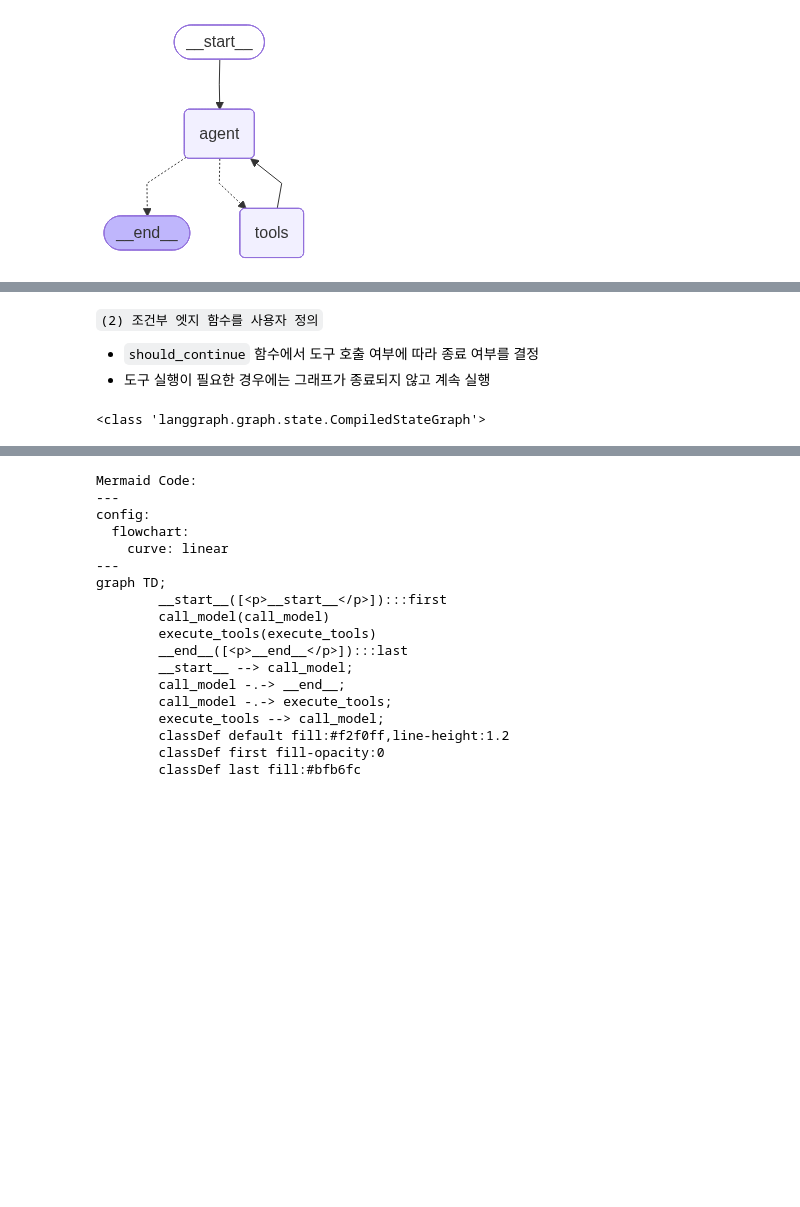
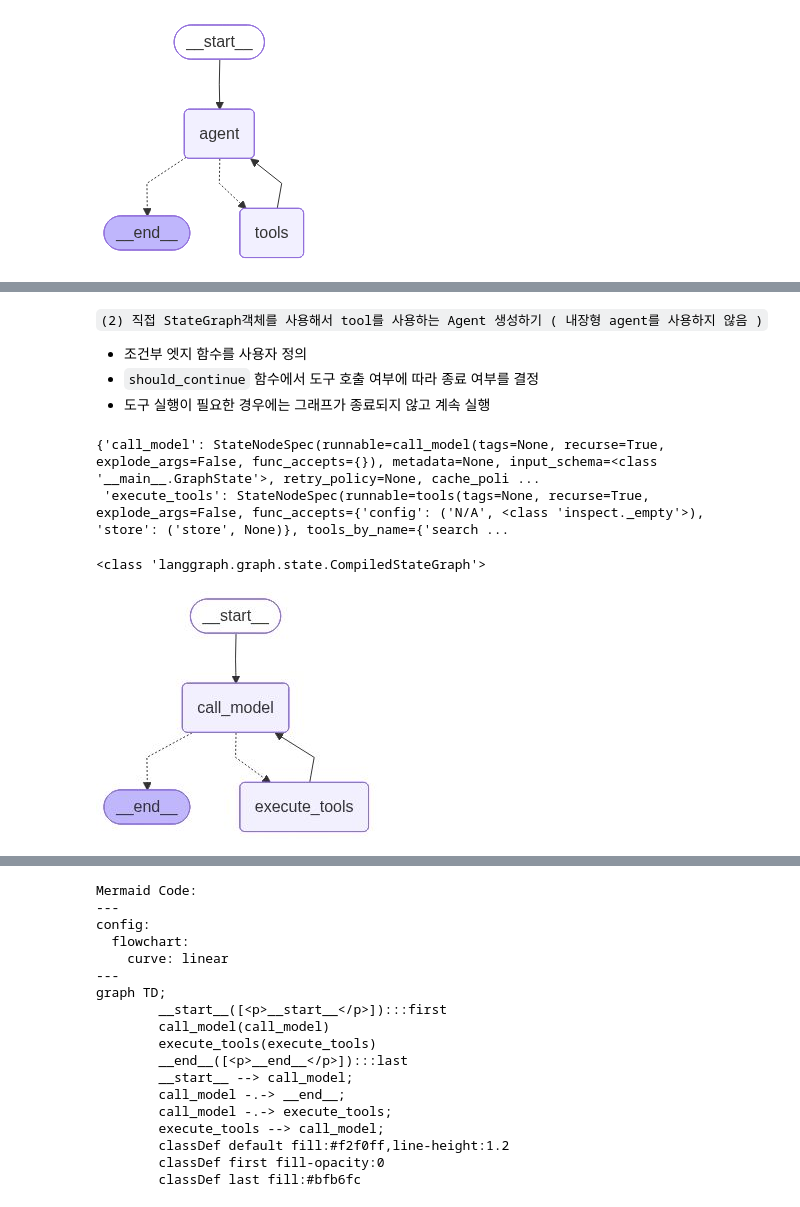
Before and after one commit to qlzmfl0714123/MyLangChainProject, a Jupyter notebook: src/mylangchain_app/05LangGraph/04_LangGraph_ReAct_Memory.ipynb, the cells around one changed output, grey strips where cells are left out. Drawn from its saved outputs; the diff is of its cells as text; code cells hidden in the pictures; blank space fills up the shorter version.

```diff
--- a/src/mylangchain_app/05LangGraph/04_LangGraph_ReAct_Memory.ipynb
+++ b/src/mylangchain_app/05LangGraph/04_LangGraph_ReAct_Memory.ipynb
@@ -362,7 +285,8 @@ solar-pro
 # %%
 from IPython.display import Image, display
-from langgraph.prebuilt import create_react_agent
+#from langgraph.prebuilt import create_react_agent
 
+tools = [search_menu, search_web]
 graph = create_react_agent(
     llm,
     tools=tools,
@@ -486,11 +413,15 @@ graph
 [figure]
 # %%
 # 그래프 실행
+query = "스테이크 메뉴의 가격은 얼마인가요?"
+#query = "최근에 공개된 오픈소스 LLM 모델의 성능을 비교해 주세요?"
+#query = "안녕하세요?"
 messages = [
         SystemMessage(content=system_prompt),
-        HumanMessage(content="스테이크 메뉴의 가격은 얼마인가요?")
-    ]
+        HumanMessage(content=query)
+]
 
+# 현재 graph 변수는 내장형 에이전트를 사용하는 Graph
 messages = graph.invoke({"messages": messages})
 for m in messages['messages']:
     m.pretty_print()
@@ -515,5 +446,6 @@ Follow these steps to answer questions:
 # %% [markdown]
-`(2) 조건부 엣지 함수를 사용자 정의`
+`(2) 직접 StateGraph객체를 사용해서 tool를 사용하는 Agent 생성하기 ( 내장형 agent를 사용하지 않음 )`
+- 조건부 엣지 함수를 사용자 정의
 - `should_continue` 함수에서 도구 호출 여부에 따라 종료 여부를 결정
 - 도구 실행이 필요한 경우에는 그래프가 종료되지 않고 계속 실행
 # %%
@@ -536,6 +468,7 @@ def call_model(state: GraphState):
     return {"messages": [response]}
 
 # should_continue 노드는 LLM 응답을 분석하여 다음 단계를 결정하는 라우터 역할을 합니다.
+# router 노드 역할을 하는 함수
 def should_continue(state: GraphState):
     # 가장 마지막 메시지를 가져옵니다.
     last_message = state["messages"][-1]
@@ -559,34 +492,44 @@ ToolNode는 도구 실행에 필요한 복잡한 로직을 미리 구현해 놓
 개발자는 단순히 사용하려는 도구 목록(tools)만 전달하면 됩니다.
 직접 함수를 정의해야 한다면, 각 도구의 이름과 입력 인자를 파싱하고, 해당하는 도구를 찾아 실행하는 코드를 수동으로 작성해야 합니다.
 ToolNode는 이 과정을 자동화하여 코드의 양을 크게 줄여줍니다.
+Tool을 호출하는 함수를 개발자가 직접 정의하지 않고, Tool을 호출하는 함수를 LangGraph Node로 만들어 주는 역할
 """
+tools = [search_menu, search_web]
 builder.add_node("execute_tools", ToolNode(tools))
 
-# --- 엣지(연결) 추가 ---
-# START에서 "call_model" 노드로 시작합니다.
-builder.add_edge(START, "call_model")
-
-# "call_model" 노드에서 'should_continue' 함수를 사용하여 다음 단계를 결정합니다.
-builder.add_conditional_edges(
-    "call_model",
-    should_continue,
-    {
-        # 'should_continue'가 "execute_tools"를 반환하면, 해당 노드로 이동합니다.
-        "execute_tools": "execute_tools",
-        # 'should_continue'가 END를 반환하면, 그래프를 종료합니다.
-        END: END
-    }
-)
-
-# "execute_tools" 노드에서 도구 실행 후, 결과를 가지고 다시 "call_model" 노드로 돌아갑니다.
-# 이는 LLM이 도구의 결과를 보고 최종 응답을 생성하도록 합니다.
-builder.add_edge("execute_tools", "call_model")
-
-# 그래프를 컴파일하여 실행 가능한 상태로 만듭니다.
-graph = builder.compile()
-print(type(graph))
-
-# 그래프 출력
-#display(Image(graph.get_graph().draw_mermaid_png()))
+builder.nodes
 # %% [output]
-<class 'langgraph.graph.state.CompiledStateGraph'>
+{'call_model': StateNodeSpec(runnable=call_model(tags=None, recurse=True, explode_args=False, func_accepts={}), metadata=None, input_schema=<class '__main__.GraphState'>, retry_policy=None, cache_poli ...
+ 'execute_tools': StateNodeSpec(runnable=tools(tags=None, recurse=True, explode_args=False, func_accepts={'config': ('N/A', <class 'inspect._empty'>), 'store': ('store', None)}, tools_by_name={'search ...
+# %%
+
+# --- 엣지(연결) 추가 ---
+# START에서 "call_model" 노드로 시작합니다.
+builder.add_edge(START, "call_model")
+
+# "call_model" 노드에서 'should_continue' 함수를 사용하여 다음 단계를 결정합니다.
+builder.add_conditional_edges(
+    "call_model",
+    should_continue,
+    {
+        # 'should_continue'가 "execute_tools"를 반환하면, 해당 노드로 이동합니다.
+        "execute_tools": "execute_tools",
+        # 'should_continue'가 END를 반환하면, 그래프를 종료합니다.
+        END: END
+    }
+)
+
+# "execute_tools" 노드에서 도구 실행 후, ToolMessage결과를 가지고 다시 "call_model" 노드로 돌아갑니다.
+# 이는 LLM이 도구의 결과를 보고 최종 응답을 생성하도록 합니다.
+builder.add_edge("execute_tools", "call_model")
+
+# 그래프를 컴파일하여 실행 가능한 상태로 만듭니다.
+my_graph = builder.compile()
+print(type(my_graph))
+
+my_graph
+# 그래프 출력
+#display(Image(graph.get_graph().draw_mermaid_png()))
+# %% [output]
+<class 'langgraph.graph.state.CompiledStateGraph'>
+[figure, added]
```
Also changed, not shown: parts of 28 cells of this notebook, 11 other files.
